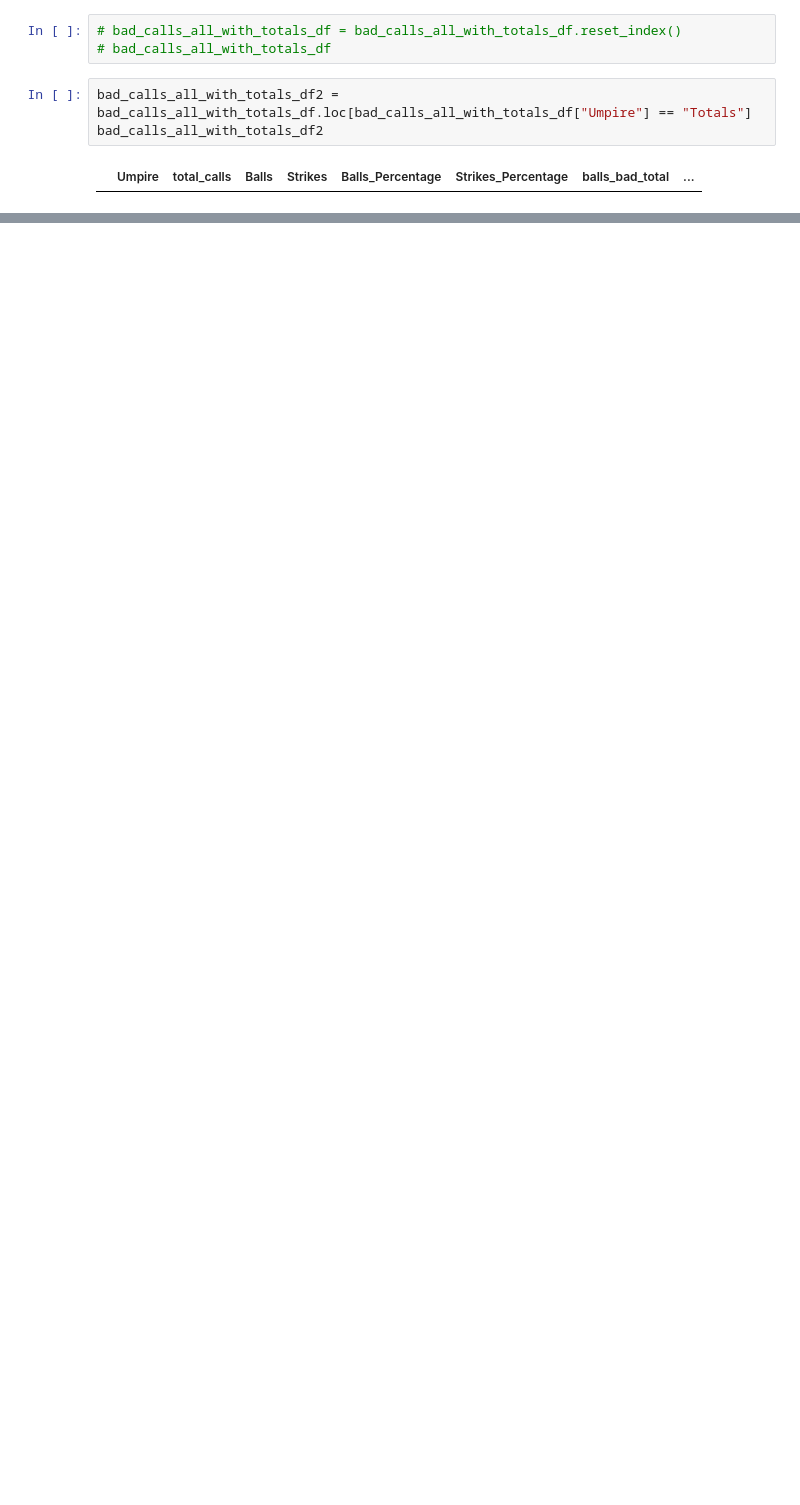
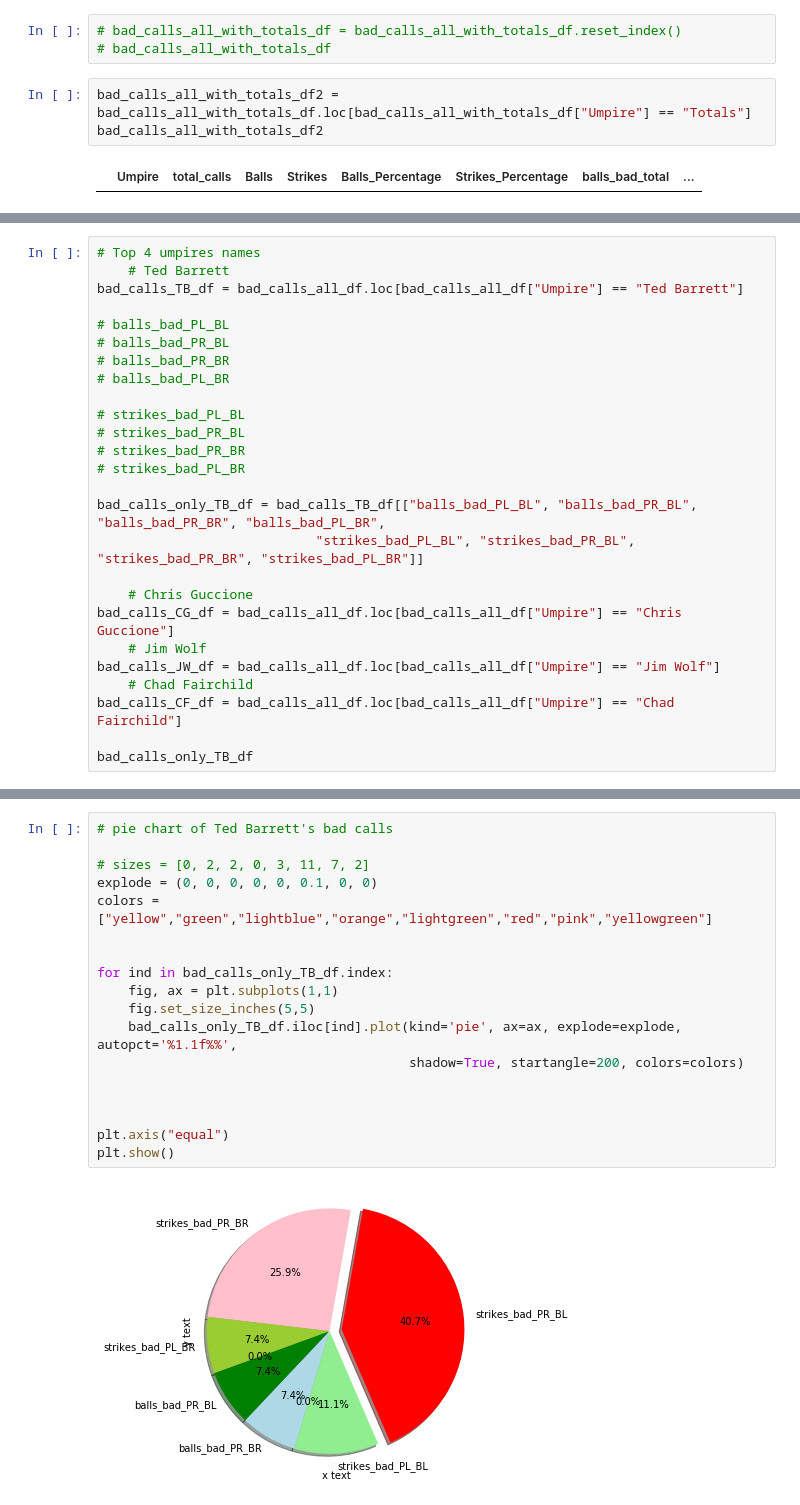
Before and after one commit to ForrestMcDougal/MLB-Postseason-Umpire-Analysis, a Jupyter notebook: Charts.ipynb, the cells around one changed output, grey strips where cells are left out. Saved outputs shown, nothing was run; the diff lists cells and outputs as text; blank space fills up the shorter version.

Commit message:
Add files via upload
First pie chart... in progress

```diff
--- a/Charts.ipynb
+++ b/Charts.ipynb
@@ -809,0 +825,26 @@ bad_calls_all_with_totals_df2
+# %%
+# Top 4 umpires names
+    # Ted Barrett
+bad_calls_TB_df = bad_calls_all_df.loc[bad_calls_all_df["Umpire"] == "Ted Barrett"]
+
+# balls_bad_PL_BL
+# balls_bad_PR_BL
+# balls_bad_PR_BR
+# balls_bad_PL_BR
+
+# strikes_bad_PL_BL
+# strikes_bad_PR_BL
+# strikes_bad_PR_BR
+# strikes_bad_PL_BR
+
+bad_calls_only_TB_df = bad_calls_TB_df[["balls_bad_PL_BL", "balls_bad_PR_BL", "balls_bad_PR_BR", "balls_bad_PL_BR",
+                            "strikes_bad_PL_BL", "strikes_bad_PR_BL", "strikes_bad_PR_BR", "strikes_bad_PL_BR"]]
+
+    # Chris Guccione
+bad_calls_CG_df = bad_calls_all_df.loc[bad_calls_all_df["Umpire"] == "Chris Guccione"]
+    # Jim Wolf
+bad_calls_JW_df = bad_calls_all_df.loc[bad_calls_all_df["Umpire"] == "Jim Wolf"]
+    # Chad Fairchild
+bad_calls_CF_df = bad_calls_all_df.loc[bad_calls_all_df["Umpire"] == "Chad Fairchild"]
+
+bad_calls_only_TB_df
@@ -809,0 +854,20 @@ bad_calls_all_with_totals_df2
+# %%
+# pie chart of Ted Barrett's bad calls
+
+# sizes = [0, 2, 2, 0, 3, 11, 7, 2]
+explode = (0, 0, 0, 0, 0, 0.1, 0, 0)
+colors = ["yellow","green","lightblue","orange","lightgreen","red","pink","yellowgreen"]
+
+
+for ind in bad_calls_only_TB_df.index:
+    fig, ax = plt.subplots(1,1)
+    fig.set_size_inches(5,5)
+    bad_calls_only_TB_df.iloc[ind].plot(kind='pie', ax=ax, explode=explode, autopct='%1.1f%%',
+                                        shadow=True, startangle=200, colors=colors)
+
+
+
+plt.axis("equal")
+plt.show()
+# %% [output]
+[figure, added]
```
Also changed, not shown: parts of 6 cells of this notebook.
